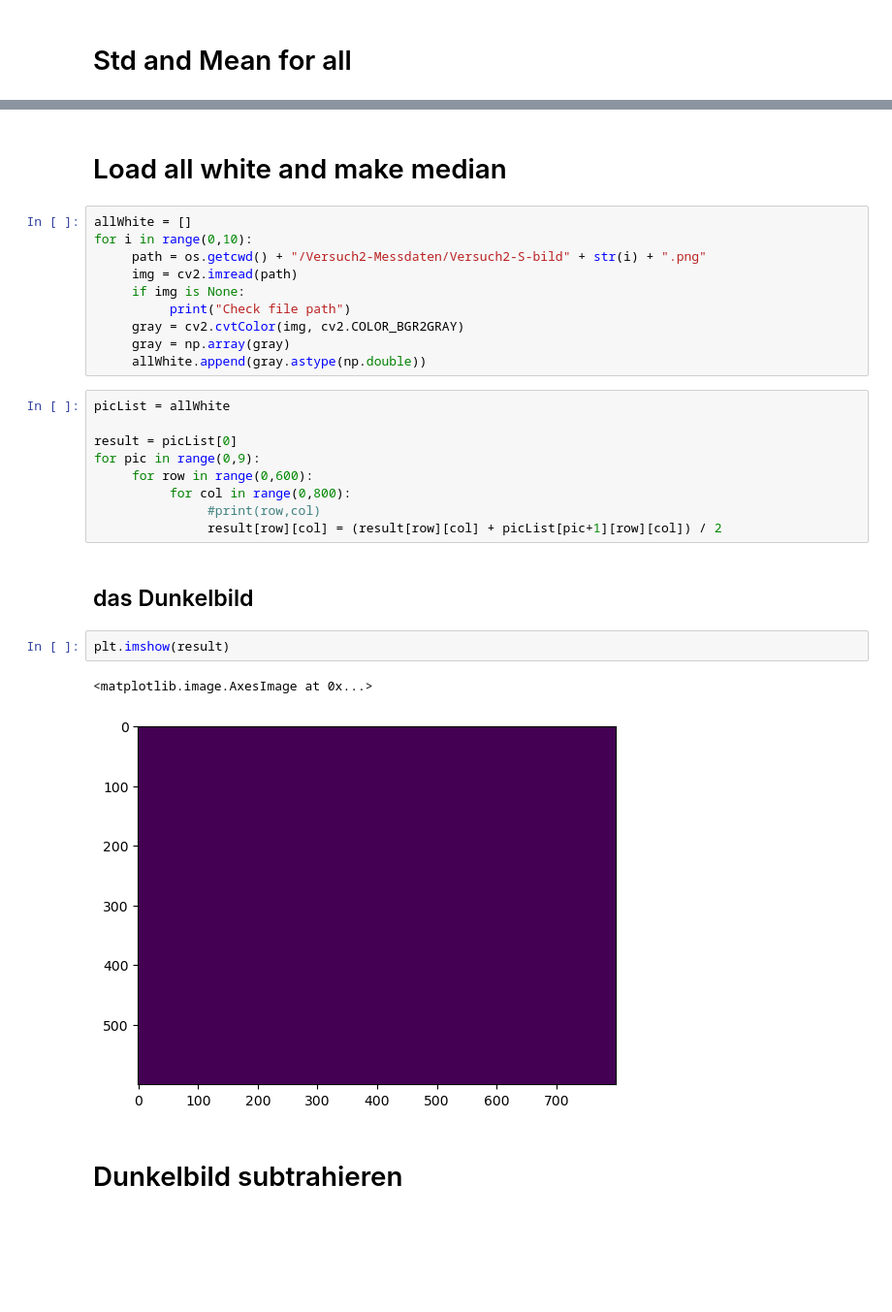
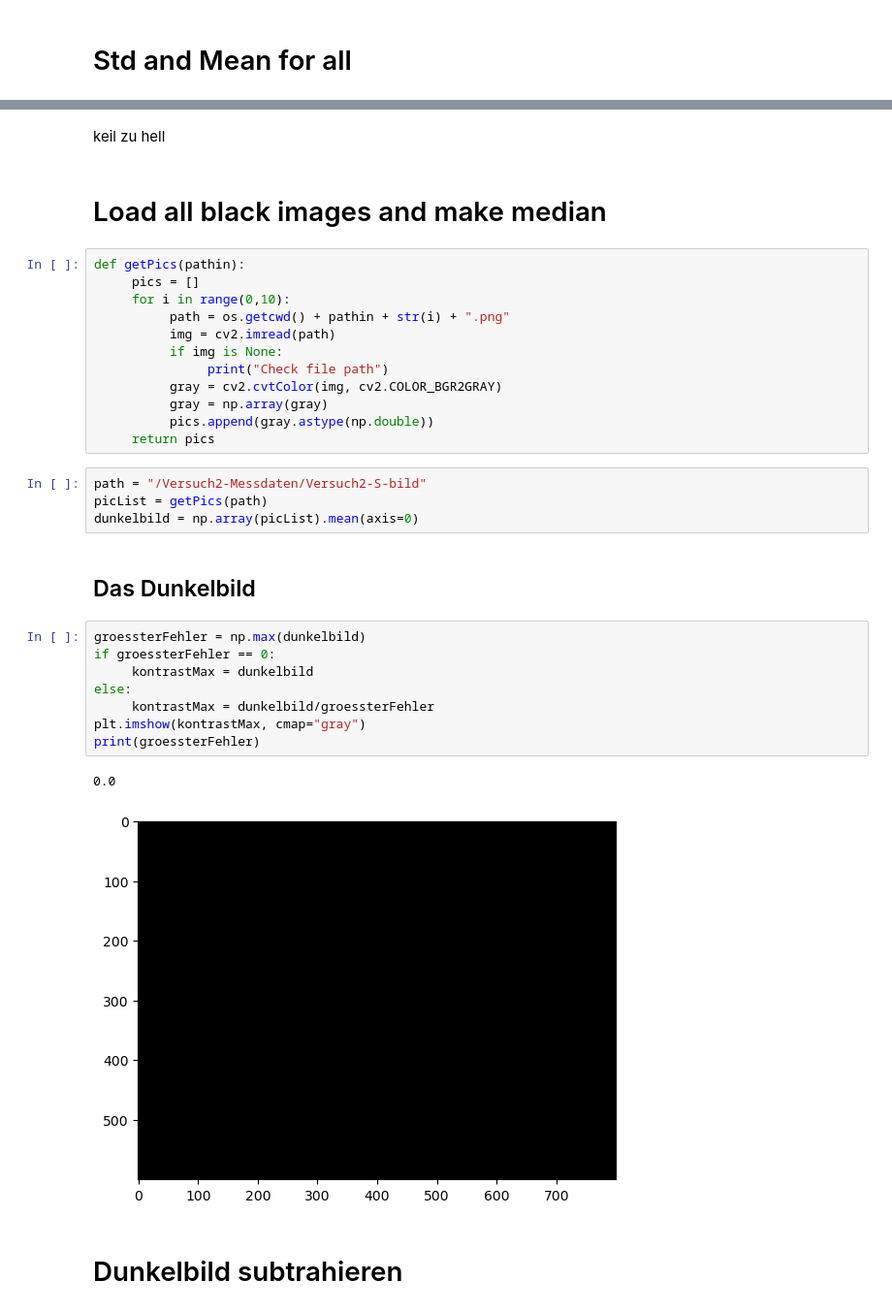
Before and after one commit to hannesbrugger/Signale-und-Systeme, a Jupyter notebook: Versuch2/versuch-2.ipynb, the cells around one changed output, grey strips where cells are left out. Shown: that part at 97% size. Cells and saved outputs as stored; diff of their text form; blank space fills up the shorter version.

```diff
--- a/Versuch2/versuch-2.ipynb
+++ b/Versuch2/versuch-2.ipynb
@@ -59,33 +59,38 @@ Mean 174.23417777777777
 STD 8.325387190966326
 Mean 210.99736904761906
 STD 0.10353390056285736
+# %% [markdown]
+keil zu hell
 # %% [markdown]
-# Load all white and make median
+# Load all black images and make median
 # %%
-allWhite = []
-for i in range(0,10):
-     path = os.getcwd() + "/Versuch2-Messdaten/Versuch2-S-bild" + str(i) + ".png"
-     img = cv2.imread(path)
-     if img is None:
-          print("Check file path")
-     gray = cv2.cvtColor(img, cv2.COLOR_BGR2GRAY)
-     gray = np.array(gray)
-     allWhite.append(gray.astype(np.double))
+def getPics(pathin):
+     pics = []
+     for i in range(0,10):
+          path = os.getcwd() + pathin + str(i) + ".png"
+          img = cv2.imread(path)
+          if img is None:
+               print("Check file path")
+          gray = cv2.cvtColor(img, cv2.COLOR_BGR2GRAY)
+          gray = np.array(gray)
+          pics.append(gray.astype(np.double))
+     return pics
-# %%
-picList = allWhite
-
-result = picList[0]
-for pic in range(0,9):
-     for row in range(0,600):
-          for col in range(0,800):
-               #print(row,col)
-               result[row][col] = (result[row][col] + picList[pic+1][row][col]) / 2
+# %%
+path = "/Versuch2-Messdaten/Versuch2-S-bild"
+picList = getPics(path)
+dunkelbild = np.array(picList).mean(axis=0)
 # %% [markdown]
-## das Dunkelbild
+## Das Dunkelbild
-# %%
-plt.imshow(result)
-# %% [output]
-<matplotlib.image.AxesImage at 0x...>
-[figure, removed]
+# %%
+groessterFehler = np.max(dunkelbild)
+if groessterFehler == 0:
+     kontrastMax = dunkelbild
+else:
+     kontrastMax = dunkelbild/groessterFehler
+plt.imshow(kontrastMax, cmap="gray")
+print(groessterFehler)
+# %% [output]
+0.0
+[figure, added]
 # %% [markdown]
 # Dunkelbild subtrahieren
```
Also changed, not shown: parts of 13 cells of this notebook.
